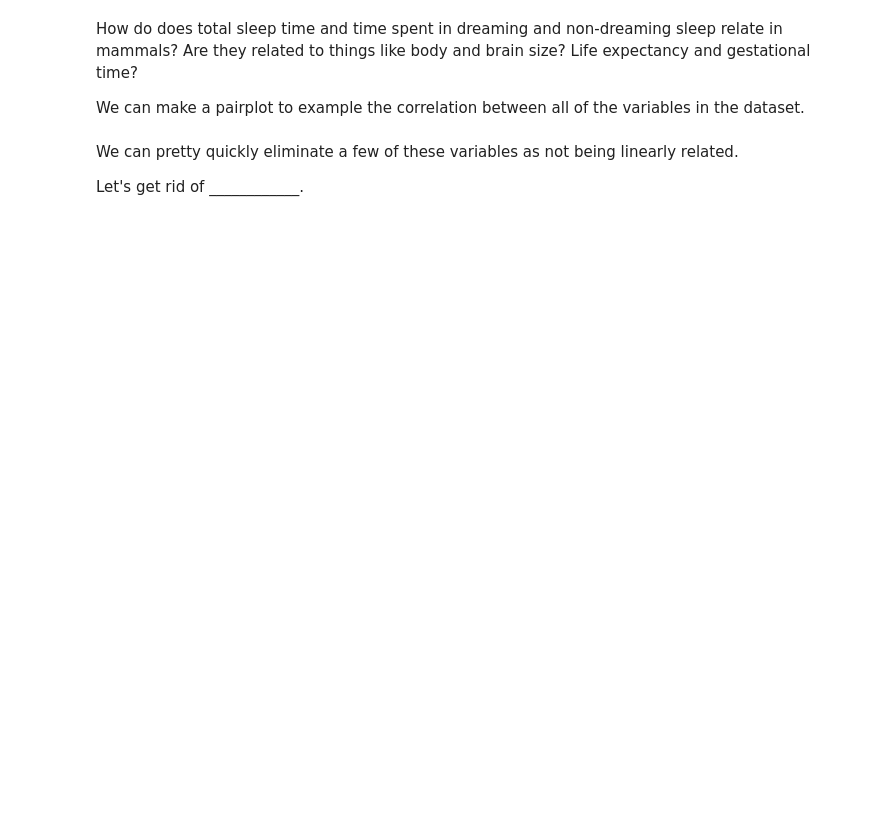
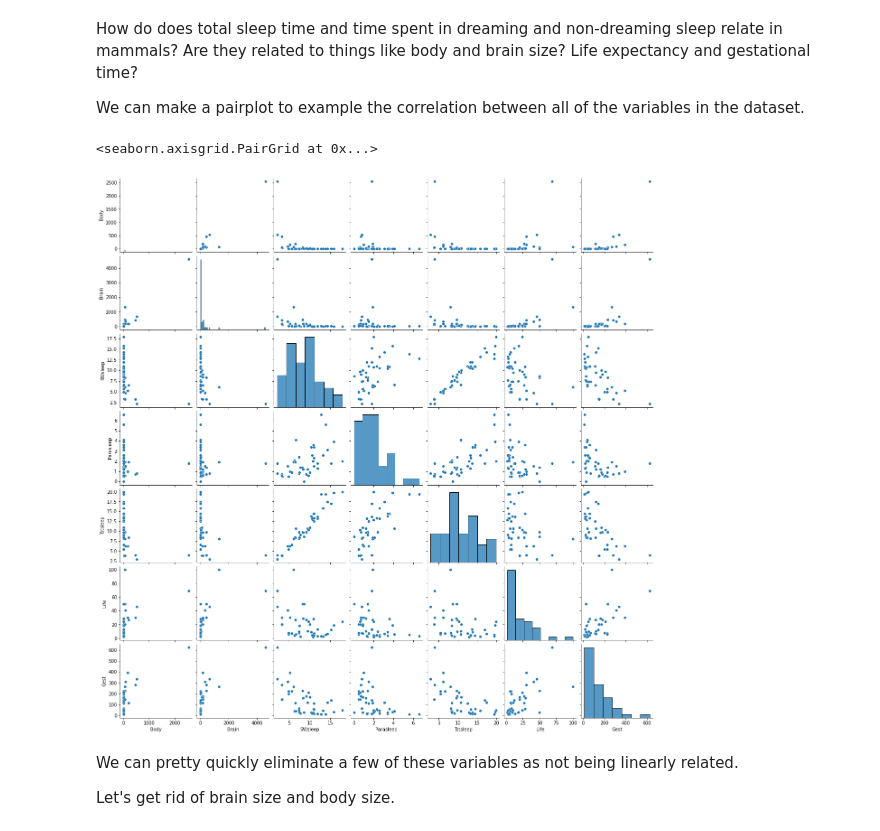
Before and after one commit to mariokart345/DS-Unit-1-Sprint-3-Linear-Algebra, a Jupyter notebook: module1-linear-correlation-regression/LS_DS_131_Simple_Linear_Regression.ipynb, the cells around one changed output. Saved outputs shown, nothing was run; the diff lists cells and outputs as text; code cells hidden in the pictures; blank space fills up the shorter version.

```diff
--- a/module1-linear-correlation-regression/LS_DS_131_Simple_Linear_Regression.ipynb
+++ b/module1-linear-correlation-regression/LS_DS_131_Simple_Linear_Regression.ipynb
@@ -262,8 +370,13 @@ We can make a pairplot to example the correlation between all of the variables i
 # %%
 import seaborn as sns
 
 #Which variables make sense to plot together in a scatterplot?
+to_plot=sleep[['Body','Brain','SWsleep','Parasleep','Totsleep','Life','Gest']]
+sns.pairplot(to_plot)
+# %% [output]
+<seaborn.axisgrid.PairGrid at 0x...>
+[figure, added]
 # %% [markdown]
 We can pretty quickly eliminate a few of these variables as not being linearly related.
 
-Let's get rid of ____________.
+Let's get rid of brain size and body size.
```
Also changed, not shown: parts of 27 cells of this notebook.
